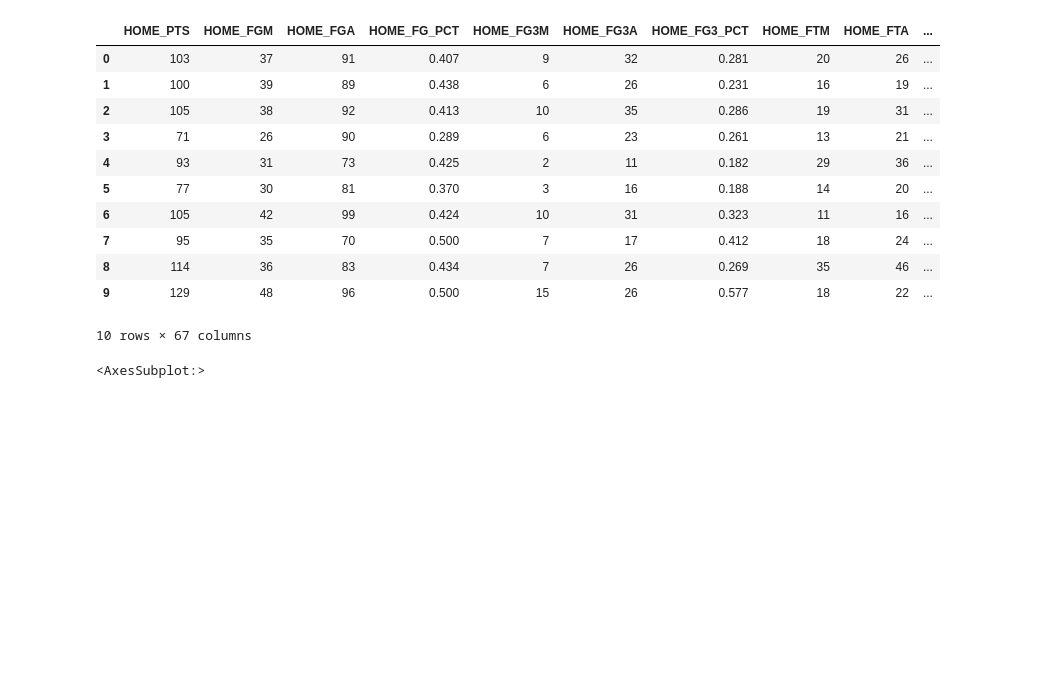
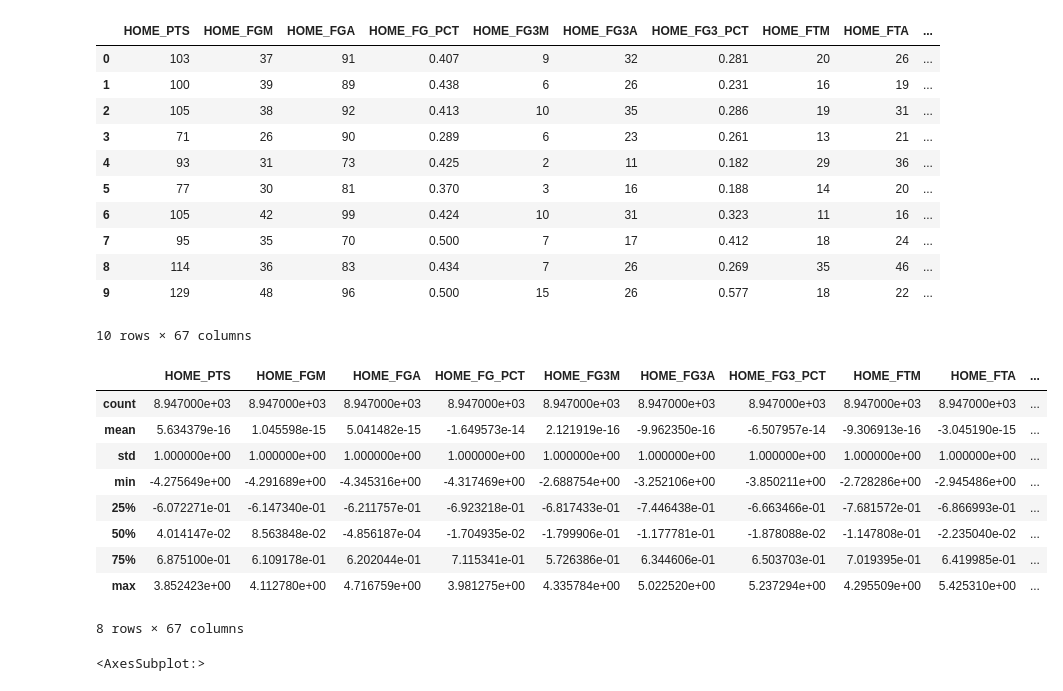
Before and after one commit to jtj60/Predicting-the-Scoring-Margin-of-NBA-Games-Using-Machine-Learning, a Jupyter notebook: code/nba_scoring_margin_using_ML.ipynb, the cells around one changed output. Cells and saved outputs as stored; diff of their text form; code cells hidden in the pictures; blank space fills up the shorter version.

Commit message:
added data summary

```diff
--- a/code/nba_scoring_margin_using_ML.ipynb
+++ b/code/nba_scoring_margin_using_ML.ipynb
@@ -214,6 +214,20 @@ plusminusMap = plusminusMap.drop(columns=['HOME_PTS', 'AWAY_PTS'])
 # Update CSV
 games_csv = games
 games_csv.to_csv("games_updated.csv")
+# %%
+#Data Summary Statistics
+games.describe()
+# %% [output]
+|  | HOME_PTS | HOME_FGM | HOME_FGA | HOME_FG_PCT | HOME_FG3M | HOME_FG3A | HOME_FG3_PCT | HOME_FTM | HOME_FTA | ... |
+| count | 8.947000e+03 | 8.947000e+03 | 8.947000e+03 | 8.947000e+03 | 8.947000e+03 | 8.947000e+03 | 8.947000e+03 | 8.947000e+03 | 8.947000e+03 | ... |
+| mean | 5.634379e-16 | 1.045598e-15 | 5.041482e-15 | -1.649573e-14 | 2.121919e-16 | -9.962350e-16 | -6.507957e-14 | -9.306913e-16 | -3.045190e-15 | ... |
+| std | 1.000000e+00 | 1.000000e+00 | 1.000000e+00 | 1.000000e+00 | 1.000000e+00 | 1.000000e+00 | 1.000000e+00 | 1.000000e+00 | 1.000000e+00 | ... |
+| min | -4.275649e+00 | -4.291689e+00 | -4.345316e+00 | -4.317469e+00 | -2.688754e+00 | -3.252106e+00 | -3.850211e+00 | -2.728286e+00 | -2.945486e+00 | ... |
+| 25% | -6.072271e-01 | -6.147340e-01 | -6.211757e-01 | -6.923218e-01 | -6.817433e-01 | -7.446438e-01 | -6.663466e-01 | -7.681572e-01 | -6.866993e-01 | ... |
+| 50% | 4.014147e-02 | 8.563848e-02 | -4.856187e-04 | -1.704935e-02 | -1.799906e-01 | -1.177781e-01 | -1.878088e-02 | -1.147808e-01 | -2.235040e-02 | ... |
+| 75% | 6.875100e-01 | 6.109178e-01 | 6.202044e-01 | 7.115341e-01 | 5.726386e-01 | 6.344606e-01 | 6.503703e-01 | 7.019395e-01 | 6.419985e-01 | ... |
+| max | 3.852423e+00 | 4.112780e+00 | 4.716759e+00 | 3.981275e+00 | 4.335784e+00 | 5.022520e+00 | 5.237294e+00 | 4.295509e+00 | 5.425310e+00 | ... |
+8 rows × 67 columns
 # %%
 #Data Visualization
 plt.figure(figsize=(50,50))
```
Also changed, not shown: parts of 3 cells of this notebook.
